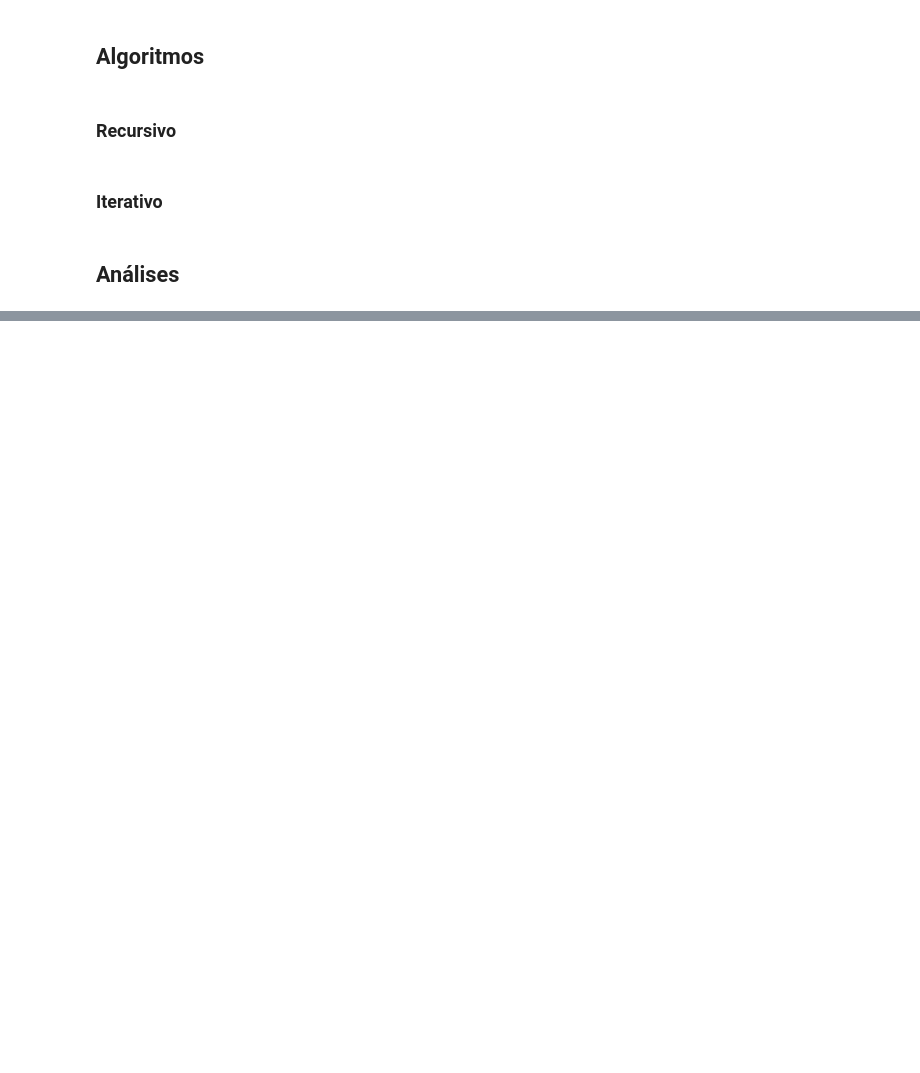
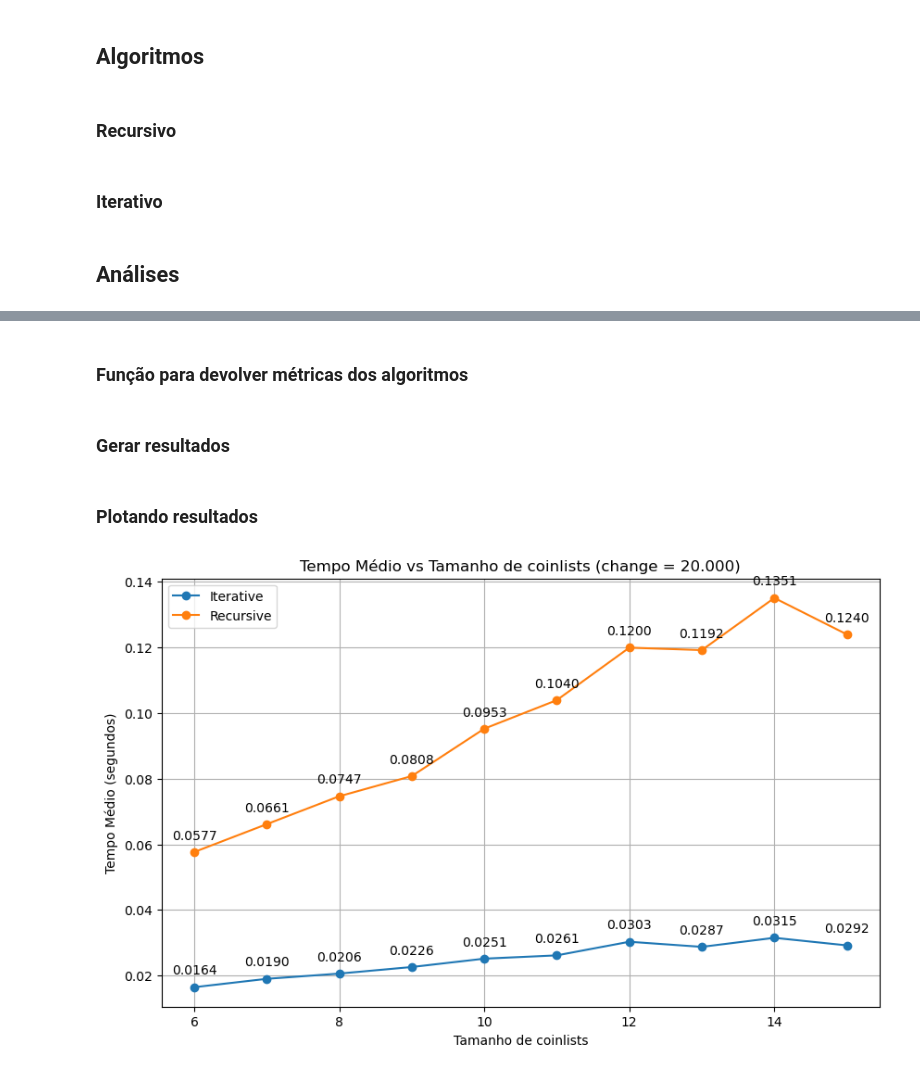
Before and after one commit to JorgeVitor30/Algorithm-Coin-Change-Problem, a Jupyter notebook: main.ipynb, the cells around one changed output, grey strips where cells are left out. Drawn from its saved outputs; the diff is of its cells as text; code cells hidden in the pictures; blank space fills up the shorter version.

Commit message:
add graphs

```diff
--- a/main.ipynb
+++ b/main.ipynb
@@ -47,6 +59,7 @@ def coin_exchange_aux(coinsList: list, change: int, results: list) -> int:
 ### Iterativo
 # %%
 def coin_exchange_iter(coinsList: list, change: int):
+    init_time = datetime.now()
     if change == 0:
         return 0
 
@@ -66,6 +79,10 @@ def coin_exchange_iter(coinsList: list, change: int):
                 num_coins = results[unit - coin] + 1
         results[unit] = num_coins
 
-    return results[change]
+    end_time = datetime.now()
+
+    time_total = end_time - init_time
+
+    return results[change], time_total
 # %% [markdown]
 ## Análises
@@ -71,0 +122,2 @@ def coin_exchange_iter(coinsList: list, change: int):
+# %% [markdown]
+### Função para devolver métricas dos algoritmos
@@ -71,0 +142,39 @@ def coin_exchange_iter(coinsList: list, change: int):
+# %% [markdown]
+### Gerar resultados
+# %%
+results = []
+# Change definido em 20000
+for coinlist in coinlists_variations:
+    avg_iter, avg_rec = metrics_algorithms(coinlist, 20000)
+    results.append({
+        'len': len(coinlist),
+        'avg_iter': avg_iter,
+        'avg_rec': avg_rec
+    })
+# %% [markdown]
+### Plotando resultados
+# %%
+results = sorted(results, key=lambda x: x['len'])
+
+lengths = [r['len'] for r in results]
+avg_iter = [r['avg_iter'] for r in results]
+avg_rec = [r['avg_rec'] for r in results]
+
+plt.figure(figsize=(10, 6))
+plt.plot(lengths, avg_iter, label='Iterative', marker='o')
+plt.plot(lengths, avg_rec, label='Recursive', marker='o')
+
+for i, txt in enumerate(avg_iter):
+    plt.annotate(f'{txt:.4f}', (lengths[i], avg_iter[i]), textcoords="offset points", xytext=(0,10), ha='center')
+
+for i, txt in enumerate(avg_rec):
+    plt.annotate(f'{txt:.4f}', (lengths[i], avg_rec[i]), textcoords="offset points", xytext=(0,10), ha='center')
+
+plt.xlabel('Tamanho de coinlists')
+plt.ylabel('Tempo Médio (segundos)')
+plt.title('Tempo Médio vs Tamanho de coinlists (change = 20.000)')
+plt.legend()
+plt.grid(True)
+plt.show()
+# %% [output]
+[figure, added]
```
Also changed, not shown: parts of 7 cells of this notebook.
